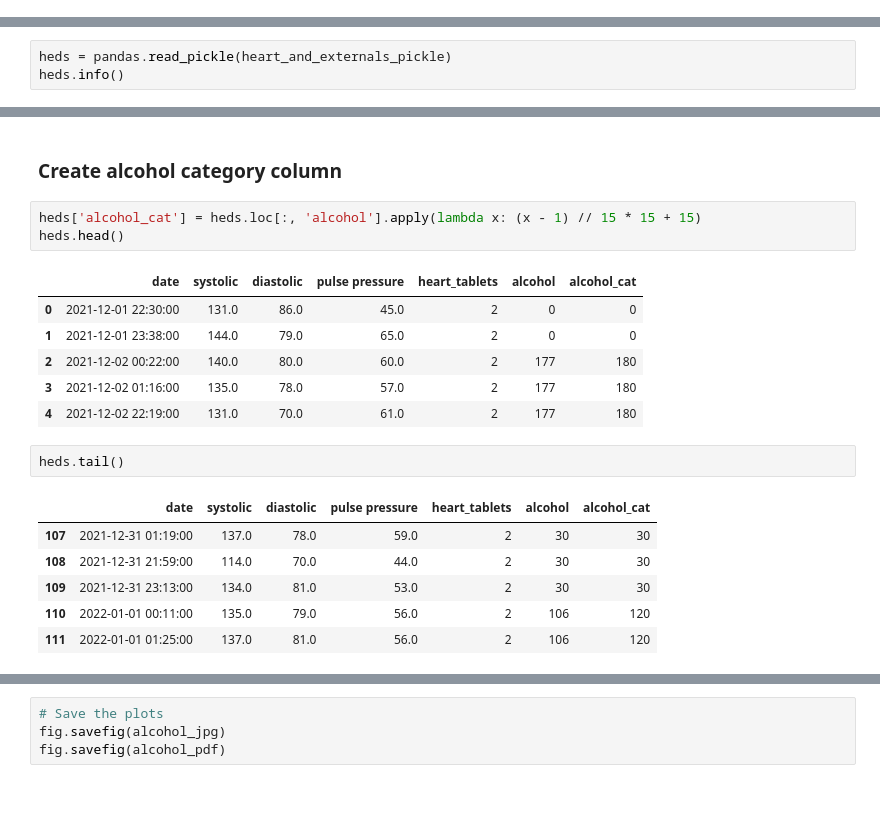
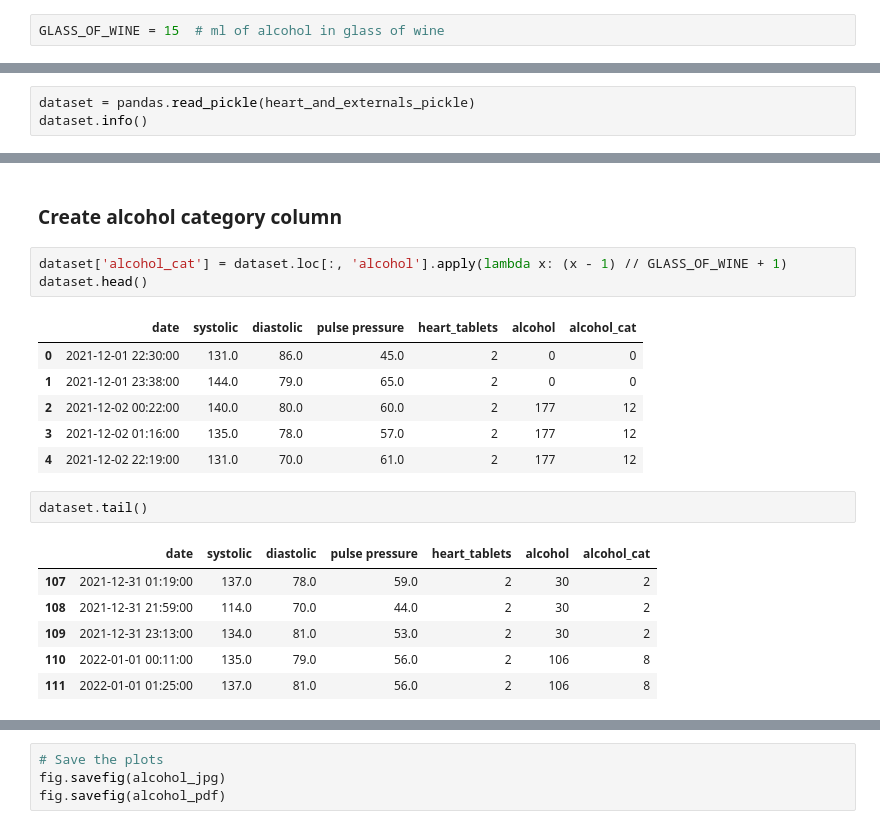
Before and after one commit to trin5tensa/apple_health_analysis, a Jupyter notebook: Notebooks/Explorations/Alcohol Boxenpot.ipynb, the cells around one changed output, grey strips where cells are left out. Saved outputs shown, nothing was run; the diff lists cells and outputs as text; blank space fills up the shorter version.

```diff
--- a/Notebooks/Explorations/Alcohol Boxenpot.ipynb
+++ b/Notebooks/Explorations/Alcohol Boxenpot.ipynb
@@ -23,11 +23,13 @@ project_path = Path.cwd().parent.parent
 heart_and_externals_pickle = project_path / 'data' / 'processed' / 'heart_and_externals.pickle'
 alcohol_pdf = project_path / 'reports' / 'alcohol.pdf'
 alcohol_jpg = project_path / 'reports' / 'alcohol.jpg'
+# %%
+GLASS_OF_WINE = 15  # ml of alcohol in glass of wine
 # %% [markdown]
 ### Load and view the data
 # %%
-heds = pandas.read_pickle(heart_and_externals_pickle)
-heds.info()
+dataset = pandas.read_pickle(heart_and_externals_pickle)
+dataset.info()
 # %% [output]
 <class 'pandas.core.frame.DataFrame'>
 Int64Index: 112 entries, 0 to 111
@@ -63,21 +65,21 @@ heds.tail()
 # %% [markdown]
 ### Create alcohol category column
 # %%
-heds['alcohol_cat'] = heds.loc[:, 'alcohol'].apply(lambda x: (x - 1) // 15 * 15 + 15)
-heds.head()
+dataset['alcohol_cat'] = dataset.loc[:, 'alcohol'].apply(lambda x: (x - 1) // GLASS_OF_WINE + 1)
+dataset.head()
 # %% [output]
 |  | date | systolic | diastolic | pulse pressure | heart_tablets | alcohol | alcohol_cat |
 | 0 | 2021-12-01 22:30:00 | 131.0 | 86.0 | 45.0 | 2 | 0 | 0 |
 | 1 | 2021-12-01 23:38:00 | 144.0 | 79.0 | 65.0 | 2 | 0 | 0 |
-| 2 | 2021-12-02 00:22:00 | 140.0 | 80.0 | 60.0 | 2 | 177 | 180 |
-| 3 | 2021-12-02 01:16:00 | 135.0 | 78.0 | 57.0 | 2 | 177 | 180 |
-| 4 | 2021-12-02 22:19:00 | 131.0 | 70.0 | 61.0 | 2 | 177 | 180 |
+| 2 | 2021-12-02 00:22:00 | 140.0 | 80.0 | 60.0 | 2 | 177 | 12 |
+| 3 | 2021-12-02 01:16:00 | 135.0 | 78.0 | 57.0 | 2 | 177 | 12 |
+| 4 | 2021-12-02 22:19:00 | 131.0 | 70.0 | 61.0 | 2 | 177 | 12 |
 # %%
-heds.tail()
+dataset.tail()
 # %% [output]
 |  | date | systolic | diastolic | pulse pressure | heart_tablets | alcohol | alcohol_cat |
-| 107 | 2021-12-31 01:19:00 | 137.0 | 78.0 | 59.0 | 2 | 30 | 30 |
-| 108 | 2021-12-31 21:59:00 | 114.0 | 70.0 | 44.0 | 2 | 30 | 30 |
-| 109 | 2021-12-31 23:13:00 | 134.0 | 81.0 | 53.0 | 2 | 30 | 30 |
-| 110 | 2022-01-01 00:11:00 | 135.0 | 79.0 | 56.0 | 2 | 106 | 120 |
-| 111 | 2022-01-01 01:25:00 | 137.0 | 81.0 | 56.0 | 2 | 106 | 120 |
+| 107 | 2021-12-31 01:19:00 | 137.0 | 78.0 | 59.0 | 2 | 30 | 2 |
+| 108 | 2021-12-31 21:59:00 | 114.0 | 70.0 | 44.0 | 2 | 30 | 2 |
+| 109 | 2021-12-31 23:13:00 | 134.0 | 81.0 | 53.0 | 2 | 30 | 2 |
+| 110 | 2022-01-01 00:11:00 | 135.0 | 79.0 | 56.0 | 2 | 106 | 8 |
+| 111 | 2022-01-01 01:25:00 | 137.0 | 81.0 | 56.0 | 2 | 106 | 8 |
```
Also changed, not shown: parts of 9 cells of this notebook.
